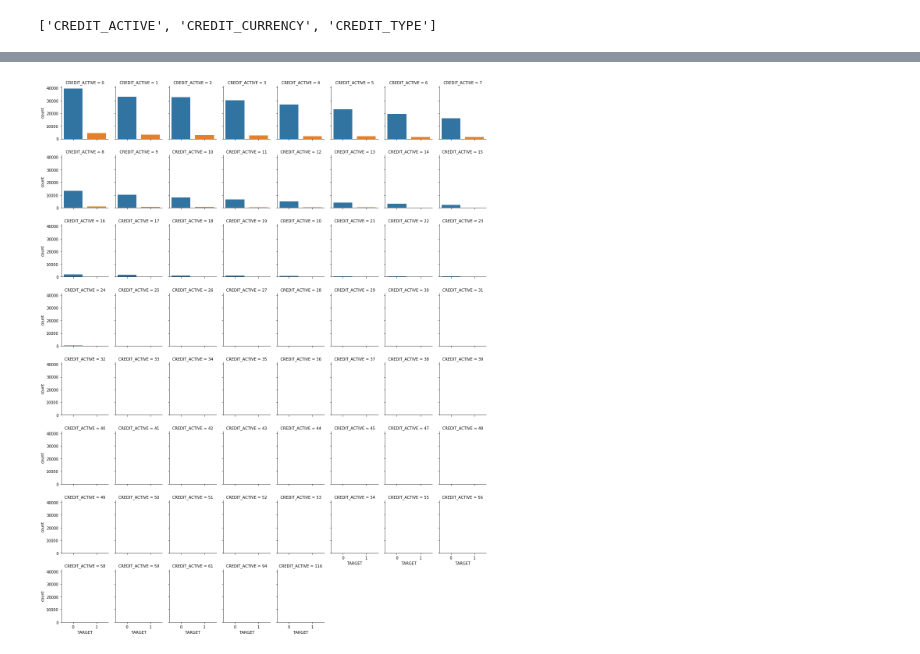
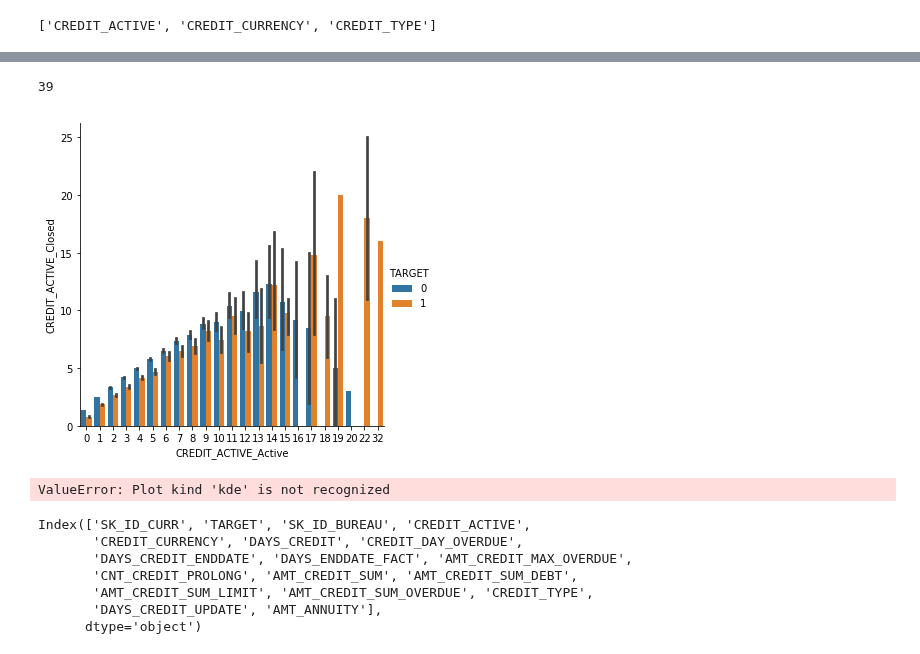
Before and after one commit to zahid1202/Credit_Default_Risk, a Jupyter notebook: Features_Engineering.ipynb, the cells around one changed output, grey strips where cells are left out. Cells and saved outputs as stored; diff of their text form; code cells hidden in the pictures.

```diff
--- a/Features_Engineering.ipynb
+++ b/Features_Engineering.ipynb
@@ -261,0 +321,12 @@ bureau_credit_active.groupby("CREDIT_ACTIVE")["TARGET"].agg(["count", "sum"]).re
+# %%
+
+def custom_sum(series):
+       return reduce(lambda x, y: x, series)
+# Now grouping by SK_ID_CURR
+credit_active_sum = credit_active.groupby("SK_ID_CURR").agg({
+    "TARGET":custom_sum,
+    "CREDIT_ACTIVE_Active":"sum",
+    "CREDIT_ACTIVE_Closed":"sum",
+    "CREDIT_ACTIVE_Sold":"sum",
+    "CREDIT_ACTIVE_Sold":"sum"})
+credit_active_sum.head()
@@ -262,6 +341,27 @@ bureau_credit_active.groupby("CREDIT_ACTIVE")["TARGET"].agg(["count", "sum"]).re
+# %%
+exercise = sns.load_dataset("exercise")
+exercise.pulse.nunique()
+# %% [output]
+39
+# %%
+g = sns.catplot(x ="CREDIT_ACTIVE_Active", y ="CREDIT_ACTIVE_Closed", hue ="TARGET",
+                data=credit_active_sum,
+                kind="bar")
+# %% [output]
+[figure, added]
 # %%
 g = sns.catplot("TARGET", col="CREDIT_ACTIVE", col_wrap=8,
                 data=bureau_credit_active,
-                kind="count", height=2.5, aspect=.8)
+                kind="kde", height=2.5, aspect=.8)
 # %% [output]
-[figure, removed]
+ValueError: Plot kind 'kde' is not recognized
+# %%
+bureau_train.columns
+# %% [output]
+Index(['SK_ID_CURR', 'TARGET', 'SK_ID_BUREAU', 'CREDIT_ACTIVE',
+       'CREDIT_CURRENCY', 'DAYS_CREDIT', 'CREDIT_DAY_OVERDUE',
+       'DAYS_CREDIT_ENDDATE', 'DAYS_ENDDATE_FACT', 'AMT_CREDIT_MAX_OVERDUE',
+       'CNT_CREDIT_PROLONG', 'AMT_CREDIT_SUM', 'AMT_CREDIT_SUM_DEBT',
+       'AMT_CREDIT_SUM_LIMIT', 'AMT_CREDIT_SUM_OVERDUE', 'CREDIT_TYPE',
+       'DAYS_CREDIT_UPDATE', 'AMT_ANNUITY'],
+      dtype='object')
```
Also changed, not shown: parts of 29 cells of this notebook.
